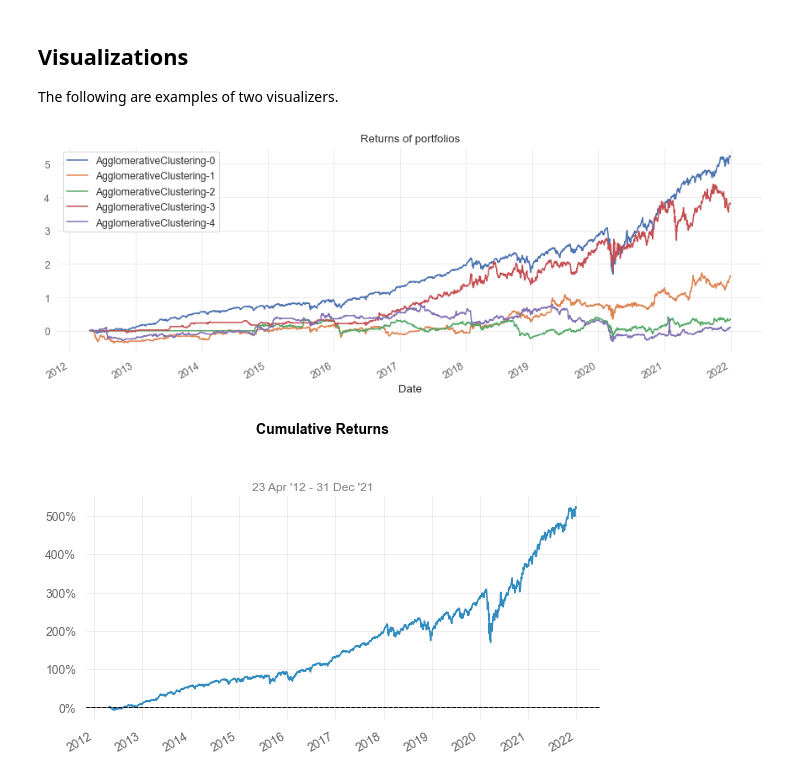
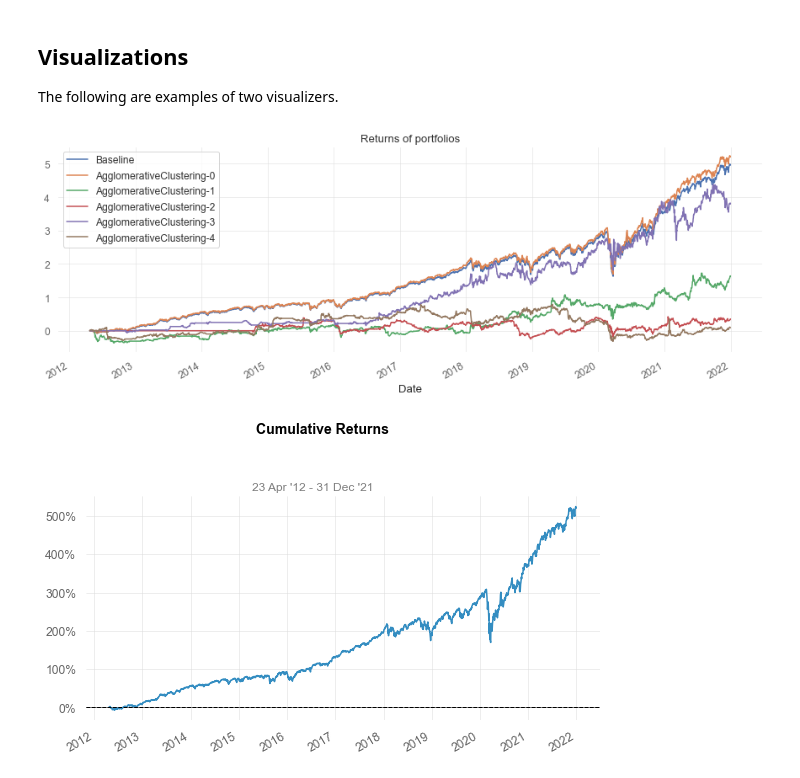
Before and after one commit to JakRys/finclust, a Jupyter notebook: examples/simple_example.ipynb, the cells around one changed output. Cells and saved outputs as stored; diff of their text form; code cells hidden in the pictures.

```diff
--- a/examples/simple_example.ipynb
+++ b/examples/simple_example.ipynb
@@ -59,7 +59,7 @@ from sklearn.cluster import AgglomerativeClustering
 mgr = PortfolioManager(
     window = timedelta(weeks=16),
     step = timedelta(weeks=4),
-    similarity_func = np.corrcoef,
+    affinity_func = np.corrcoef,
     clusterer = ScikitClusterer(
         cluster_method = AgglomerativeClustering(affinity="precomputed", linkage="single", n_clusters=5),
     ),
@@ -102,17 +103,15 @@ The following are examples of two visualizers.
 # %%
 import matplotlib.pyplot as plt
 from finclust.visualization import CumulativeReturnsVisualizator
 
 visualizator = CumulativeReturnsVisualizator(
-    include_baseline=False,
-    # plotting_backend="plotly",
     figsize=(15, 5),
 )
 
 visualizator.visualize(mgr)
 plt.show()
 # %% [output]
-[figure, old version]
+[figure, new version]
 # %%
 from finclust.visualization import QuantstatsVisualizator
 
```
Also changed, not shown: parts of 2 cells of this notebook, 3 other files.
